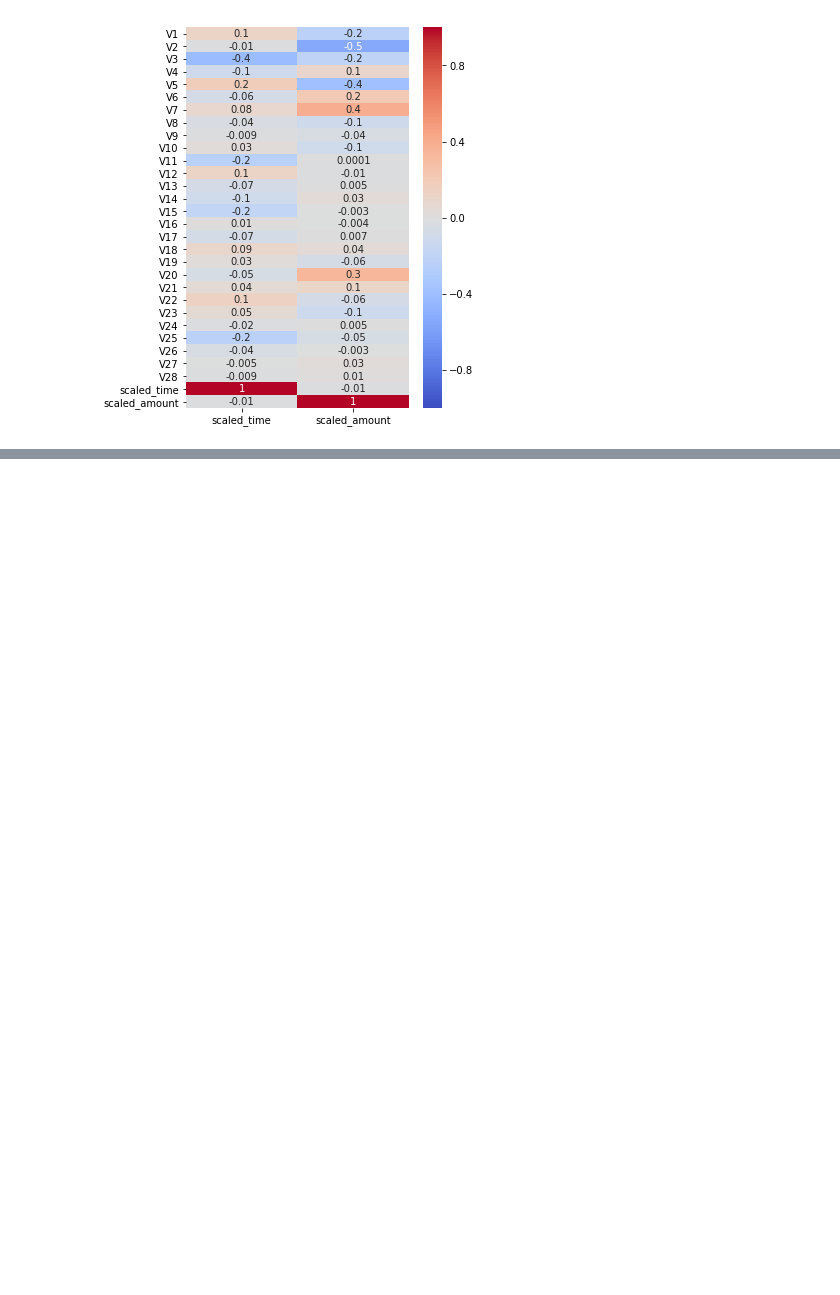
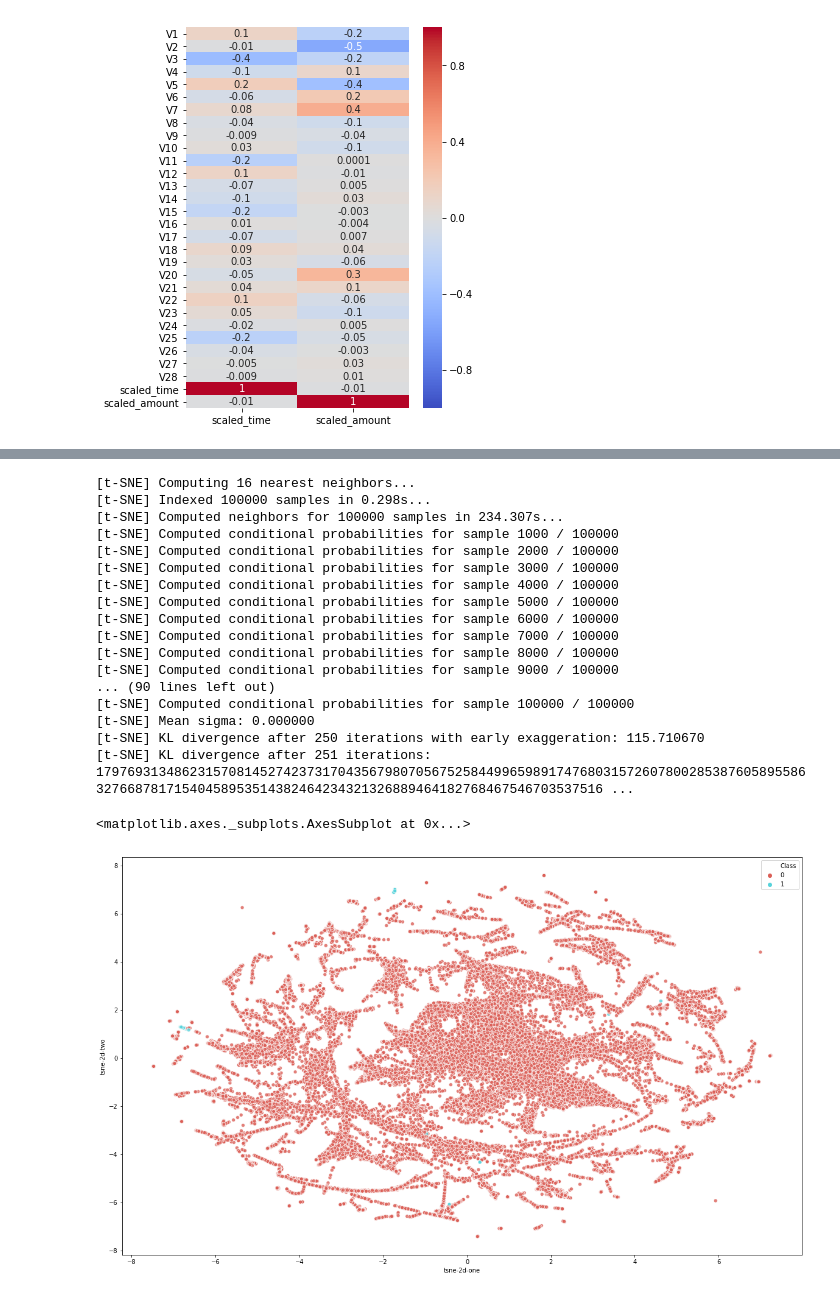
Before and after one commit to SwapnilSParkhe/Machine-Learning, a Jupyter notebook: Projects/Credit Card Fraud Detection/Credit Card Fraud Detection using Anomaly Detection .ipynb, the cells around one changed output, grey strips where cells are left out. Drawn from its saved outputs; the diff is of its cells as text; code cells hidden in the pictures; blank space fills up the shorter version.

```diff
--- a/Projects/Credit Card Fraud Detection/Credit Card Fraud Detection using Anomaly Detection .ipynb
+++ b/Projects/Credit Card Fraud Detection/Credit Card Fraud Detection using Anomaly Detection .ipynb
@@ -220,0 +231,38 @@ sns.heatmap(df.corr()[['scaled_time', 'scaled_amount']], ax=ax, annot=True, fmt=
+# %%
+df_1=df.sample(n=100000)
+
+tsne = TSNE(n_components=2, perplexity=5, n_iter=250, verbose=1)
+tsne_results = tsne.fit_transform(df_1.drop('Class', axis=1))
+df_2d=pd.DataFrame(df_1["Class"].values.tolist(), columns=["Class"])
+df_2d["tsne-2d-one"]=tsne_results[:,0]
+df_2d["tsne-2d-two"]=tsne_results[:,1]
+
+plt.figure(figsize=(20,12))
+sns.scatterplot(
+    x="tsne-2d-one", y="tsne-2d-two",
+    hue="Class",
+    palette=sns.color_palette("hls", 2),
+    data=df_2d,
+    legend="full",
+    alpha=0.8
+)
+# %% [output]
+[t-SNE] Computing 16 nearest neighbors...
+[t-SNE] Indexed 100000 samples in 0.298s...
+[t-SNE] Computed neighbors for 100000 samples in 234.307s...
+[t-SNE] Computed conditional probabilities for sample 1000 / 100000
+[t-SNE] Computed conditional probabilities for sample 2000 / 100000
+[t-SNE] Computed conditional probabilities for sample 3000 / 100000
+[t-SNE] Computed conditional probabilities for sample 4000 / 100000
+[t-SNE] Computed conditional probabilities for sample 5000 / 100000
+[t-SNE] Computed conditional probabilities for sample 6000 / 100000
+[t-SNE] Computed conditional probabilities for sample 7000 / 100000
+[t-SNE] Computed conditional probabilities for sample 8000 / 100000
+[t-SNE] Computed conditional probabilities for sample 9000 / 100000
+... (90 lines left out)
+[t-SNE] Computed conditional probabilities for sample 100000 / 100000
+[t-SNE] Mean sigma: 0.000000
+[t-SNE] KL divergence after 250 iterations with early exaggeration: 115.710670
+[t-SNE] KL divergence after 251 iterations: 179769313486231570814527423731704356798070567525844996598917476803157260780028538760589558632766878171540458953514382464234321326889464182768467546703537516 ...
+<matplotlib.axes._subplots.AxesSubplot at 0x...>
+[figure, added]
```
Also changed, not shown: parts of 6 cells of this notebook.
